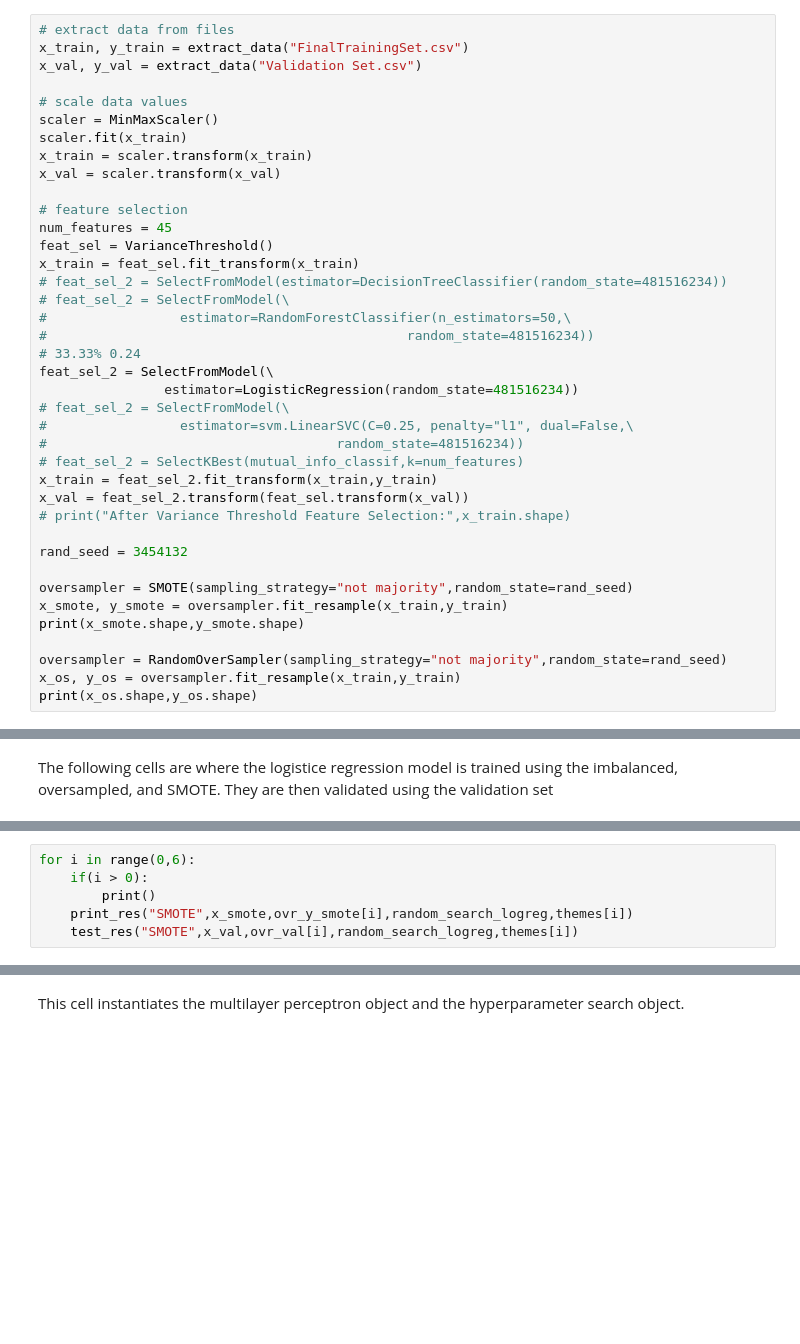
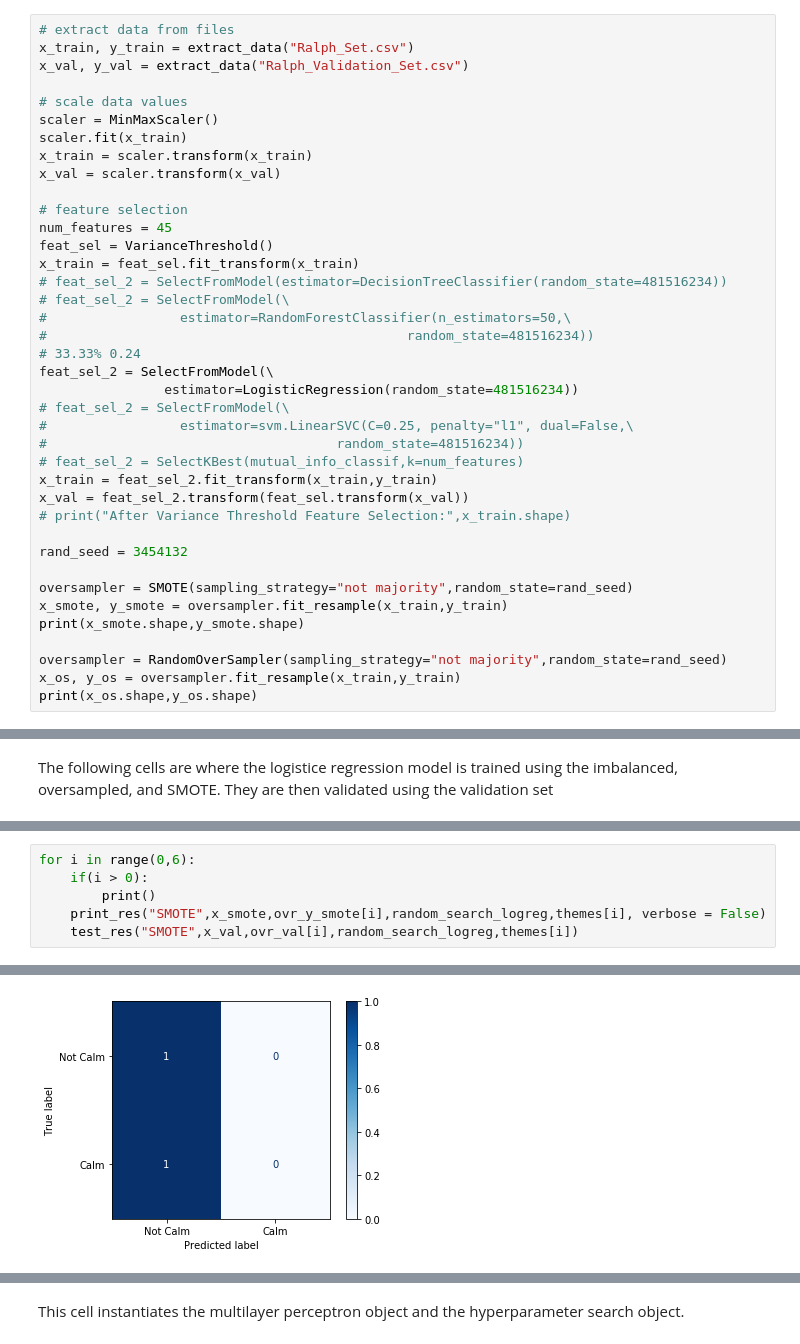
Before and after one commit to gracielnunciob/XLB48, a Jupyter notebook: Notebooks/Training/Logistic Regression Hyperparameter Search.ipynb, the cells around one changed output, grey strips where cells are left out. Drawn from its saved outputs; the diff is of its cells as text; blank space fills up the shorter version.

```diff
--- a/Notebooks/Training/Logistic Regression Hyperparameter Search.ipynb
+++ b/Notebooks/Training/Logistic Regression Hyperparameter Search.ipynb
@@ -39,8 +39,8 @@ Here we load the data from the csv file and preprocess it by removing the header
 After the initial preprocessing step, we sperated the music features and the labelled emotion into the x_train and y_train arrays respectively. We also used the scikit learn min max scaler to normalize the dataset.
 # %%
 # extract data from files
-x_train, y_train = extract_data("FinalTrainingSet.csv")
-x_val, y_val = extract_data("Validation Set.csv")
+x_train, y_train = extract_data("Ralph_Set.csv")
+x_val, y_val = extract_data("Ralph_Validation_Set.csv")
 
 # scale data values
 scaler = MinMaxScaler()
@@ -133,5 +184,6 @@ for i in range(0,6):
 for i in range(0,6):
     if(i > 0):
         print()
-    print_res("SMOTE",x_smote,ovr_y_smote[i],random_search_logreg,themes[i])
+    print_res("SMOTE",x_smote,ovr_y_smote[i],random_search_logreg,themes[i], verbose = False)
     test_res("SMOTE",x_val,ovr_val[i],random_search_logreg,themes[i])
+# %% [output]
@@ -137,0 +207 @@ for i in range(0,6):
+[figure, added]
```
Also changed, not shown: parts of 12 cells of this notebook, 21 other files.
